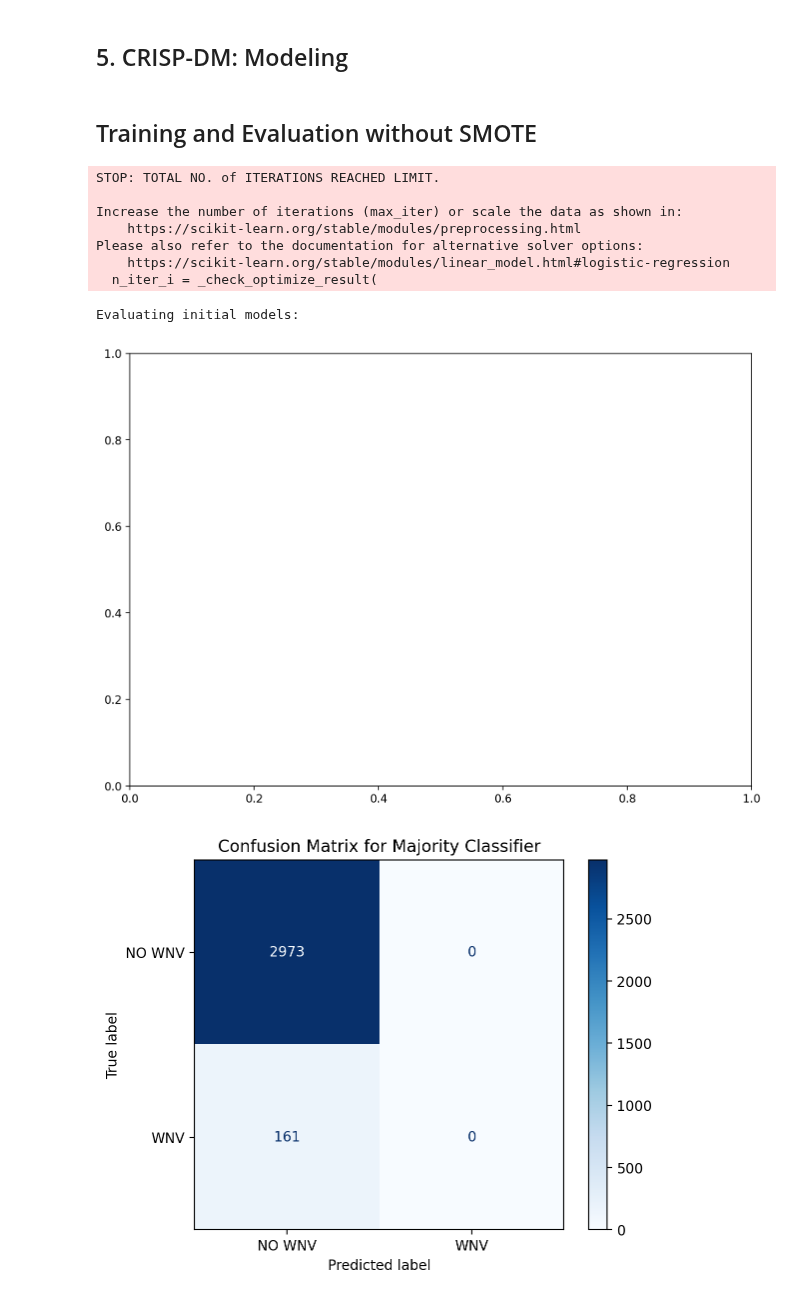
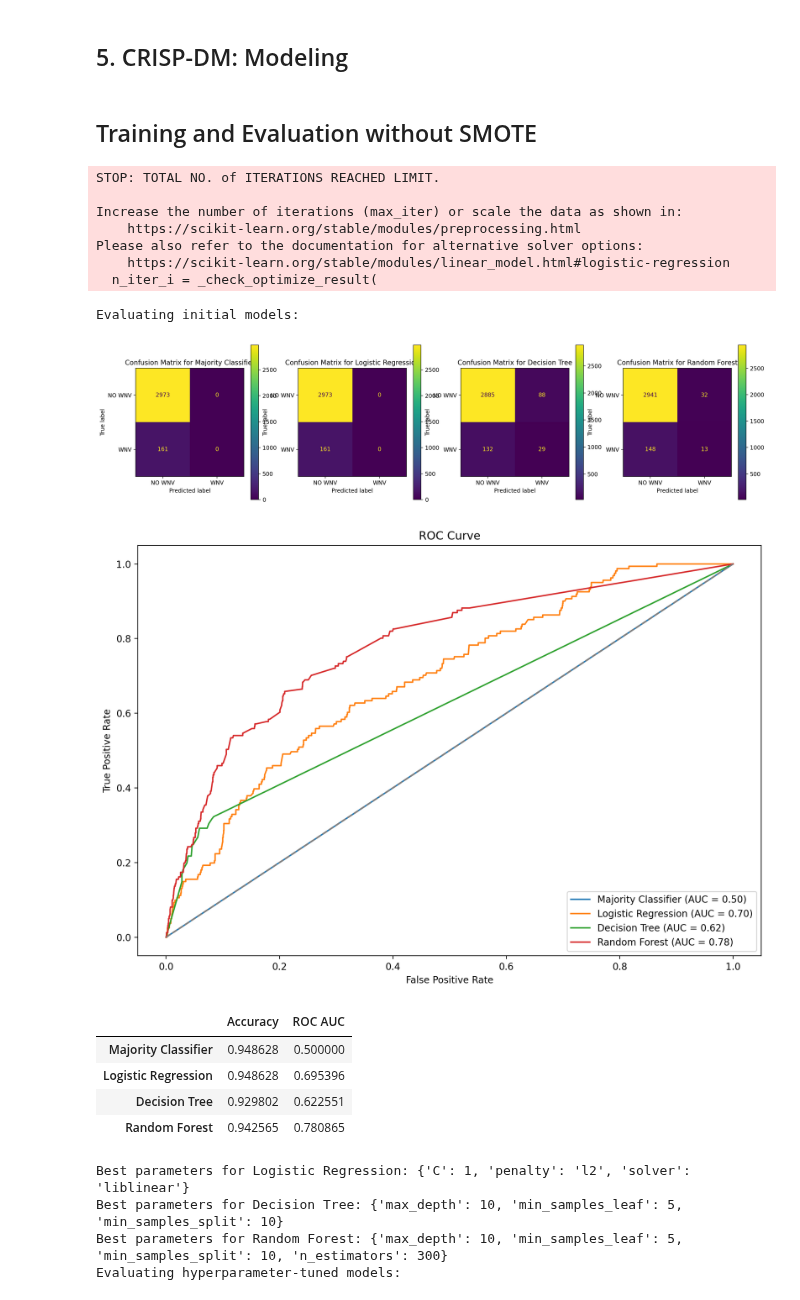
Before and after one commit to NilsLeo/WNV-prediction-model, a Jupyter notebook: notebooks/5_Modeling_AND_6_Evaluation.ipynb, the cells around one changed output. Saved outputs shown, nothing was run; the diff lists cells and outputs as text; code cells hidden in the pictures.

```diff
--- a/notebooks/5_Modeling_AND_6_Evaluation.ipynb
+++ b/notebooks/5_Modeling_AND_6_Evaluation.ipynb
@@ -8,28 +8,31 @@ from sklearn.model_selection import train_test_split, GridSearchCV, cross_val_sc
 from sklearn.linear_model import LogisticRegression
 from sklearn.tree import DecisionTreeClassifier
 from sklearn.ensemble import RandomForestClassifier
+from sklearn.naive_bayes import GaussianNB
 from sklearn.dummy import DummyClassifier
+from sklearn.metrics import confusion_matrix, roc_auc_score, roc_curve, accuracy_score, recall_score, precision_score, f1_score
+import joblib
+import os
+from IPython.display import display, Markdown
+import seaborn as sns
+from sklearn.metrics import ConfusionMatrixDisplay, confusion_matrix
 from sklearn.metrics import confusion_matrix, roc_auc_score, roc_curve, accuracy_score
 import joblib
 from IPython.display import display, Markdown
 from sklearn.metrics import ConfusionMatrixDisplay
-
 # Settings for plotting
 get_ipython().run_line_magic('matplotlib', 'inline')
 get_ipython().run_line_magic('config', "InlineBackend.figure_format = 'retina'  # High resolution figures")
 
 def prepare_data_for_modeling(train):
-    # Data preparation
     X = train.drop(["WnvPresent"], axis=1)
     y = train['WnvPresent']
-
-    # Split the dataset into training and testing sets
     X_train, X_test, y_train, y_test = train_test_split(X, y, test_size=0.3, random_state=42)
-
     return X_train, X_test, y_train, y_test
 
 def prepare_models():
     models = {
+
         'Majority Classifier': DummyClassifier(strategy="most_frequent"),
         'Logistic Regression': LogisticRegression(),
         'Decision Tree': DecisionTreeClassifier(),
@@ -43,6 +46,7 @@ def train_models(models, X_train, y_train):
         model.fit(X_train, y_train)
         trained_models[name] = model
     return trained_models
+
 
 def plot_confusion_matrix(ax, y_true, y_pred, class_names, classifier_name):
     cm = confusion_matrix(y_true, y_pred)
@@ -86,10 +90,11 @@ def evaluate_models(trained_models, X_test, y_test, plot_cm=True, plot_roc=True)
 
     plt.tight_layout()
     plt.show()
-
     return pd.DataFrame(results).T
 
+
 def hyperparameter_tuning(models, X_train, y_train):
+
     param_grid = {
         'Logistic Regression': {
             'C': [0.1, 1, 10],
@@ -101,12 +106,12 @@ def hyperparameter_tuning(models, X_train, y_train):
             'min_samples_split': [2, 10],
             'min_samples_leaf': [1, 5]
         },
-        # 'Random Forest': {
-        #     'n_estimators': [100, 200, 300, 500],
-        #     'max_depth': [None, 10, 20],
-        #     'min_samples_split': [2, 10],
-        #     'min_samples_leaf': [1, 5]
-        # }
+        'Random Forest': {
+            'n_estimators': [100, 200, 500, 300],
+            'max_depth': [None, 10, 20],
+            'min_samples_split': [2, 10],
+            'min_samples_leaf': [1, 5]
+        }
     }
 
     best_models = {}
@@ -123,6 +128,7 @@ def cross_validate_model(model, X_train, y_train):
     scores = cross_val_score(model, X_train, y_train, cv=5, scoring='roc_auc')
     print(f'Cross-Validation Scores for {model}: {scores}')
     print(f'Mean CV Score: {np.mean(scores):.2f}')
+
 
 def plot_fitting_graph(X_train, y_train, X_val, y_val):
     max_depths = np.arange(1, 21)
@@ -145,7 +151,6 @@ def plot_fitting_graph(X_train, y_train, X_val, y_val):
     plt.title('Training and Validation Error vs. Model Complexity')
     plt.legend()
     plt.show()
-
 def main_workflow():
     display(Markdown(f"## Training and Evaluation without SMOTE"))
 
@@ -165,35 +170,46 @@ def main_workflow():
 
     # Perform hyperparameter tuning and re-train models
     best_models = hyperparameter_tuning(models, X_train, y_train)
+    # best_models = prepare_models()
     best_trained_models = train_models(best_models, X_train, y_train)
 
     # Evaluate hyperparameter-tuned models and display results
     print("Evaluating hyperparameter-tuned models:")
     best_results_df = evaluate_models(best_trained_models, X_test, y_test, plot_cm=True, plot_roc=True)
     display(best_results_df)  # This will display the evaluation metrics in tabular form
 
     # Select and cross-validate the best model (adjust as necessary to pick the actual best model)
     if 'Random Forest' in best_trained_models:
         best_model = best_trained_models['Random Forest']
     else:
         best_model = RandomForestClassifier(n_estimators=200, max_depth=20)
         best_model.fit(X_train, y_train)  # Ensure the model is fitted
 
     cross_validate_model(best_model, X_train, y_train)
 
+
     # Plot fitting graph for Decision Tree
     plot_fitting_graph(X_train, y_train, X_test, y_test)
 
 main_workflow()
 # %% [output]
 ## Training and Evaluation without SMOTE
 STOP: TOTAL NO. of ITERATIONS REACHED LIMIT.
 
 Increase the number of iterations (max_iter) or scale the data as shown in:
     https://scikit-learn.org/stable/modules/preprocessing.html
 Please also refer to the documentation for alternative solver options:
     https://scikit-learn.org/stable/modules/linear_model.html#logistic-regression
   n_iter_i = _check_optimize_result(
 Evaluating initial models:
-[figure, old version]
+[figure, new version]
-[figure, old version]
+[figure, new version]
+|  | Accuracy | ROC AUC |
+| Majority Classifier | 0.948628 | 0.500000 |
+| Logistic Regression | 0.948628 | 0.695396 |
+| Decision Tree | 0.929802 | 0.622551 |
+| Random Forest | 0.942565 | 0.780865 |
+Best parameters for Logistic Regression: {'C': 1, 'penalty': 'l2', 'solver': 'liblinear'}
+Best parameters for Decision Tree: {'max_depth': 10, 'min_samples_leaf': 5, 'min_samples_split': 10}
+Best parameters for Random Forest: {'max_depth': 10, 'min_samples_leaf': 5, 'min_samples_split': 10, 'n_estimators': 300}
+Evaluating hyperparameter-tuned models:
```
Also changed, not shown: parts of 1 cell of this notebook, 2 other files.
